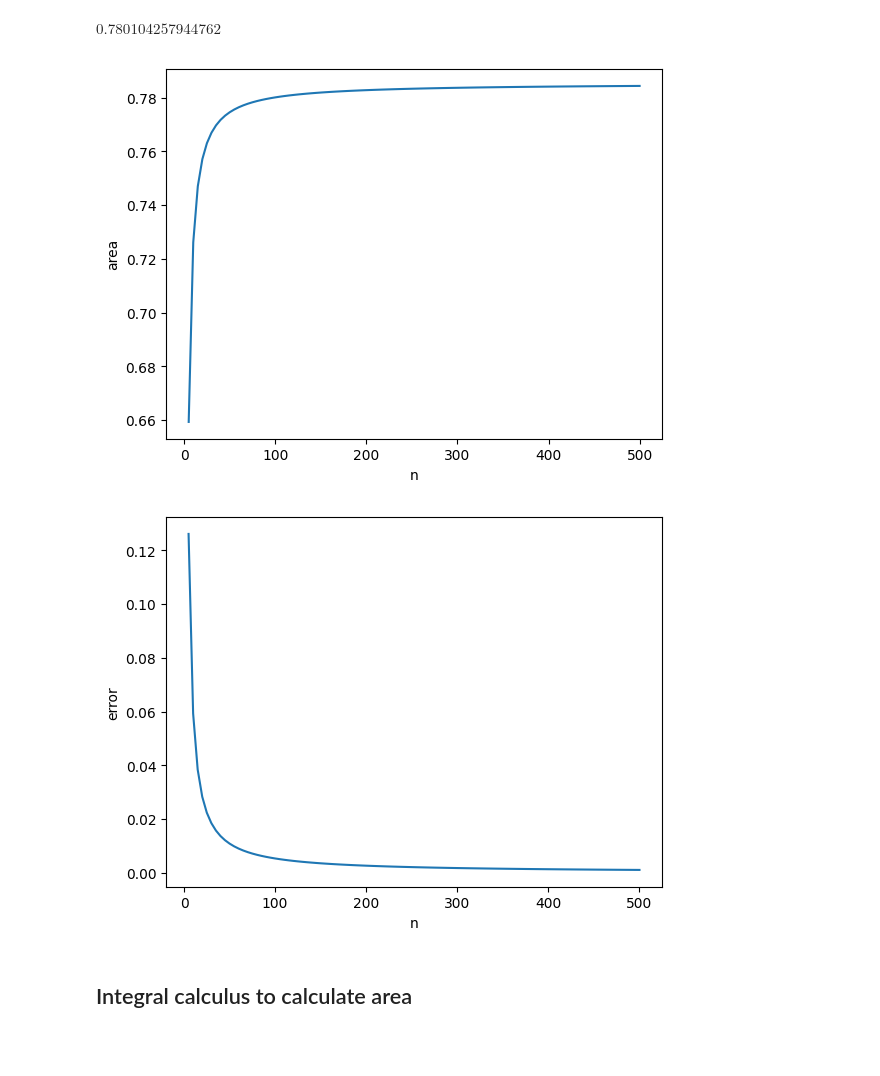
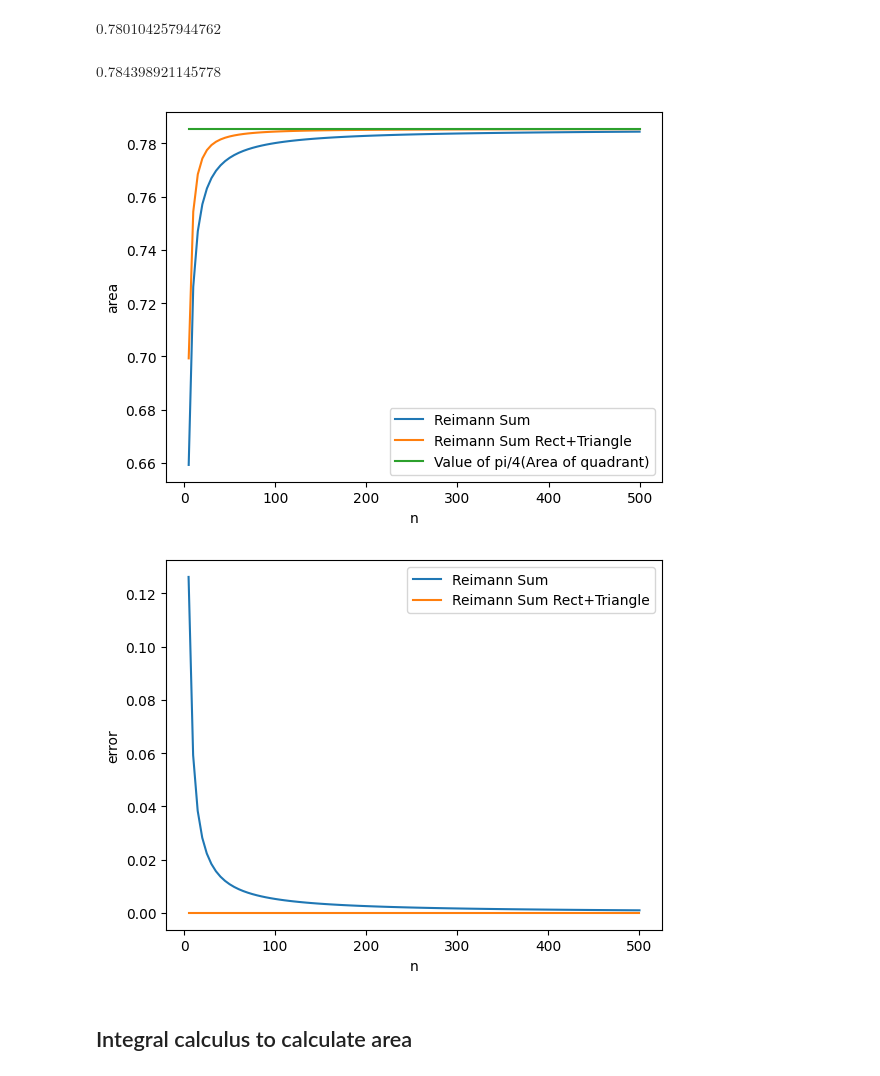
Before and after one commit to KayalvizhiT513/Learning-Calculus, a Jupyter notebook: Coding_Assignment_1.ipynb, the cells around one changed output. Saved outputs shown, nothing was run; the diff lists cells and outputs as text; code cells hidden in the pictures; blank space fills up the shorter version.

```diff
--- a/Coding_Assignment_1.ipynb
+++ b/Coding_Assignment_1.ipynb
@@ -49,6 +49,23 @@ area = reimann_sum(y, 100, 0, 1)
 area
 # %% [output]
 $\displaystyle 0.780104257944762$
+# %%
+def reimann_sum_rect_tri(y_func, n, a, b):
+    # define the width of each subinterval as delta_x
+    delta_x = (b - a) / n
+    sum = 0
+    for i in range(1, n+1):
+        # calculate the area of each rectangular subinterval and add it to the sum
+        sum += y_func.subs(x, a + i * delta_x) * delta_x
+    for i in range(0, n-1):
+        # calculate the area of each triangular subinterval and add it to the sum
+        sum += 0.5 * (y_func.subs(x, a + i * delta_x) - y_func.subs(x, a + (i+1) * delta_x)) * delta_x
+    return sum
+# %%
+area_rect_tri = reimann_sum_rect_tri(y, 100, 0, 1)
+area_rect_tri
+# %% [output]
+$\displaystyle 0.784398921145778$
 # %%
 import numpy as np
 from matplotlib import pyplot as plt
@@ -57,24 +74,33 @@ from matplotlib import pyplot as plt
 x_vals = [i for i in range(5, 501, 5)]
 # %%
 # Compute the Riemann sum for each value of n in x_vals
-area_vals = [area for area in map(lambda n: reimann_sum(y, n, 0, 1), x_vals)]
+area_vals1 = [area for area in map(lambda n: reimann_sum(y, n, 0, 1), x_vals)]
+area_vals2 = [area for area in map(lambda n: reimann_sum_rect_tri(y, n, 0, 1), x_vals)]
+# %%
+actual_area = np.full((100,1), area_of_quadrant)
 # %%
 # Plot the Riemann sum approximations as a function of 'n'
-plt.plot(x_vals, area_vals)
+plt.plot(x_vals, area_vals1)
+plt.plot(x_vals, area_vals2)
+plt.plot(x_vals, actual_area)
+plt.legend(['Reimann Sum', 'Reimann Sum Rect+Triangle', 'Value of pi/4(Area of quadrant)'])
 plt.xlabel('n')
 plt.ylabel('area')
 plt.show()
 # %% [output]
-[figure, old version]
+[figure, new version]
 # %%
 # Plot Error vs n
-error_vals = [abs(area - area_of_quadrant) for area in area_vals]
-plt.plot(x_vals, error_vals)
+error_vals1 = [abs(area - area_of_quadrant) for area in area_vals1]
+error_vals2 = [abs(area_rect_tri - area_of_quadrant) for area in area_vals2]
+plt.plot(x_vals, error_vals1)
+plt.plot(x_vals, error_vals2)
+plt.legend(['Reimann Sum', 'Reimann Sum Rect+Triangle'])
 plt.xlabel('n')
 plt.ylabel('error')
 plt.show()
 # %% [output]
-[figure, old version]
+[figure, new version]
 # %% [markdown]
 ## Integral calculus to calculate area
 # %%
```
Also changed, not shown: parts of 2 cells of this notebook.
